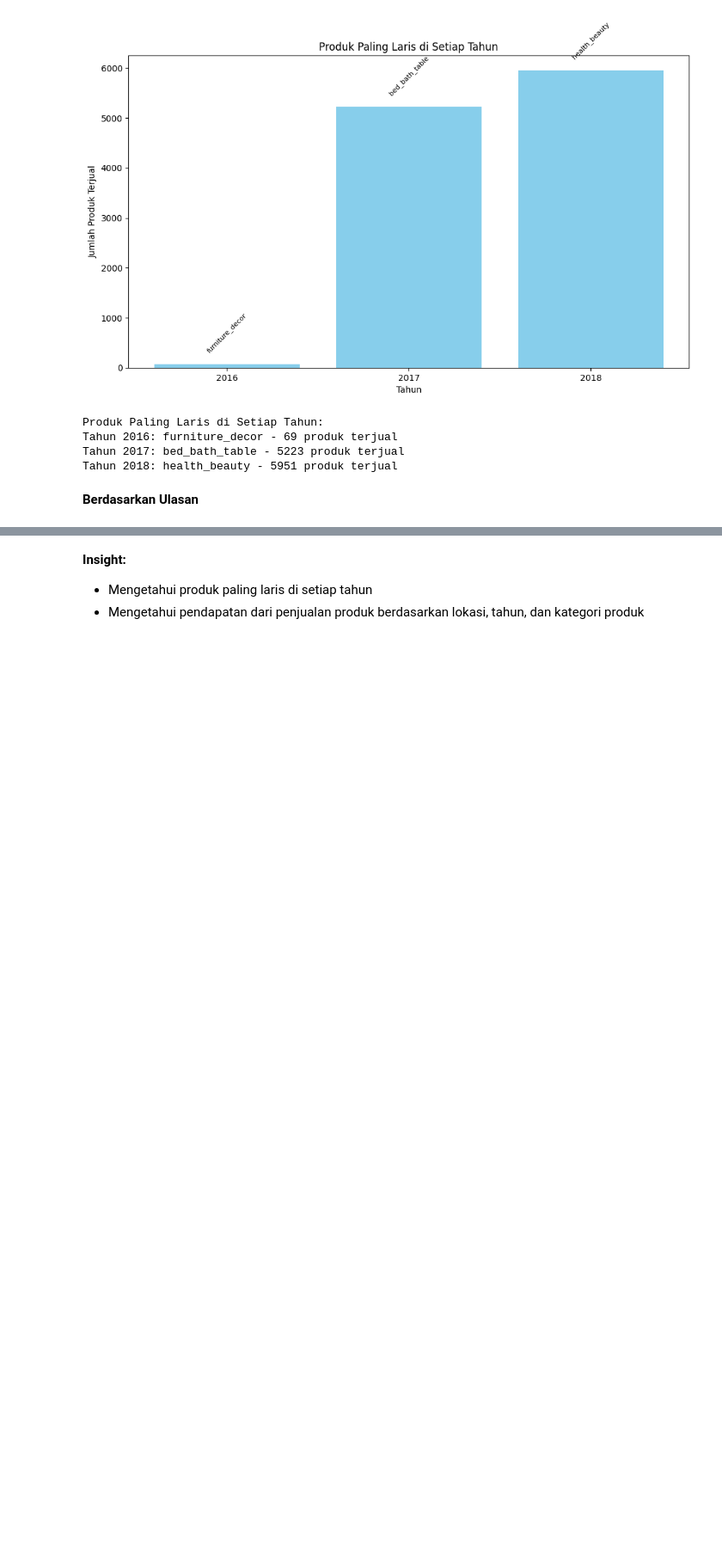
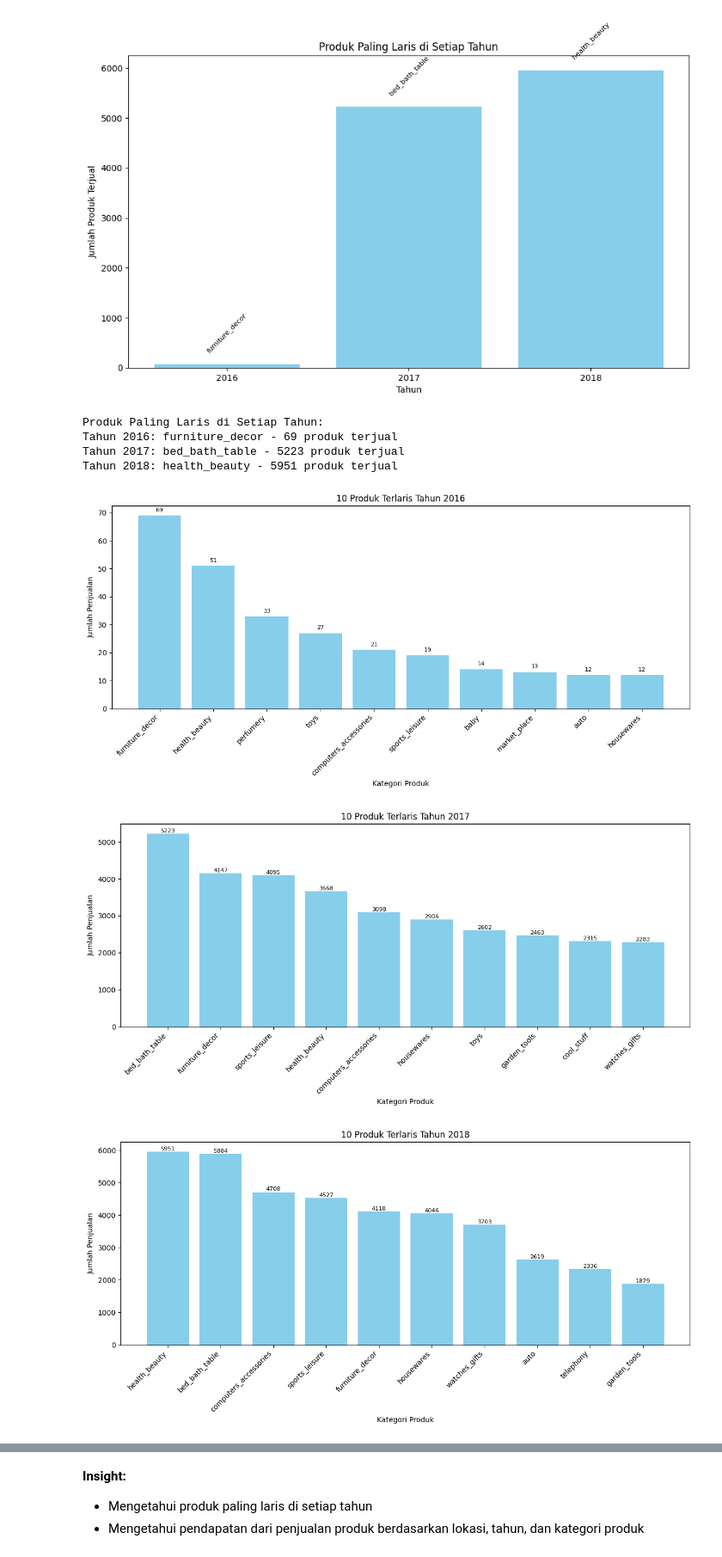
Before and after one commit to AfifahChairunnisa/analisis-data-ecommerce, a Jupyter notebook: notebook.ipynb, the cells around one changed output, grey strips where cells are left out. Shown at 86% size. Saved outputs shown, nothing was run; the diff lists cells and outputs as text; code cells hidden in the pictures; blank space fills up the shorter version.

```diff
--- a/notebook.ipynb
+++ b/notebook.ipynb
@@ -1569,5 +1582,37 @@ Produk Paling Laris di Setiap Tahun:
 Tahun 2016: furniture_decor - 69 produk terjual
 Tahun 2017: bed_bath_table - 5223 produk terjual
 Tahun 2018: health_beauty - 5951 produk terjual
-# %% [markdown]
-**Berdasarkan Ulasan**
+# %%
+# Menghitung penjualan per kategori per tahun
+sales_per_category_per_year = merged_data.groupby(['order_purchase_year', 'product_category_name_english'])['order_id'].count().reset_index()
+sales_per_category_per_year = sales_per_category_per_year.rename(columns={'order_id': 'sales_count'})
+sales_per_category_per_year = sales_per_category_per_year.sort_values(['order_purchase_year', 'sales_count'], ascending=[True, False])
+
+# Mengambil 10 produk terlaris per tahun
+top_products_by_year = sales_per_category_per_year.groupby('order_purchase_year').head(10).reset_index(drop=True)
+
+# Visualisasi data produk terlaris per tahun
+unique_years = top_products_by_year['order_purchase_year'].unique()
+
+for year in unique_years:
+    # Filter data untuk tahun tertentu
+    year_data = top_products_by_year[top_products_by_year['order_purchase_year'] == year]
+
+    # Plot bar chart
+    plt.figure(figsize=(12, 6))
+    plt.bar(year_data['product_category_name_english'], year_data['sales_count'], color='skyblue')
+    plt.xticks(rotation=45, ha='right')
+    plt.xlabel('Kategori Produk')
+    plt.ylabel('Jumlah Penjualan')
+    plt.title(f'10 Produk Terlaris Tahun {year}')
+    plt.tight_layout()
+
+    # Tambahkan label jumlah penjualan di atas setiap bar
+    for i, (category, sales) in enumerate(zip(year_data['product_category_name_english'], year_data['sales_count'])):
+        plt.text(i, sales + 1, str(sales), ha='center', va='bottom', fontsize=8)
+
+    plt.show()
+# %% [output]
+[figure, added]
+[figure, added]
+[figure, added]
```
Also changed, not shown: parts of 47 cells of this notebook, 11 other files.
